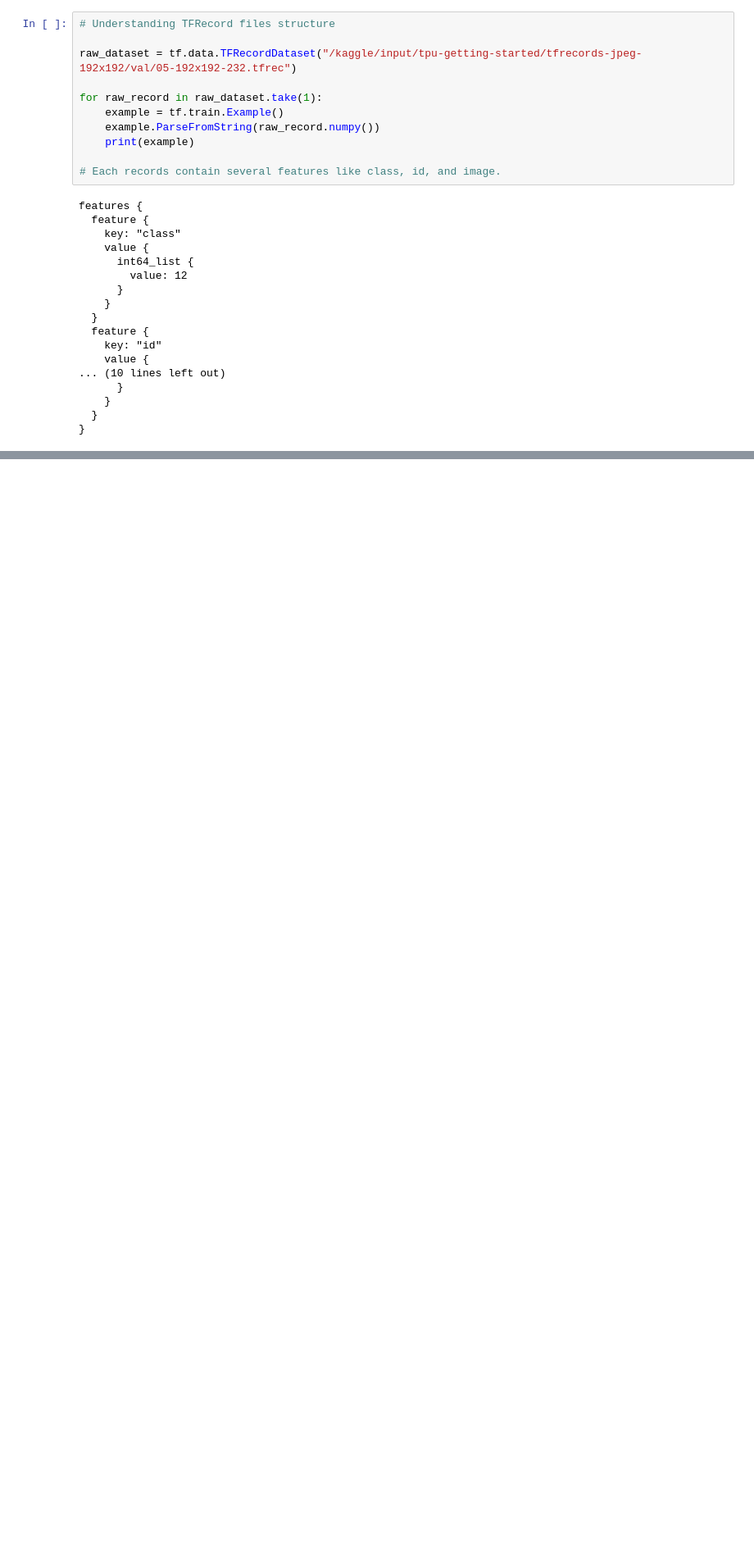
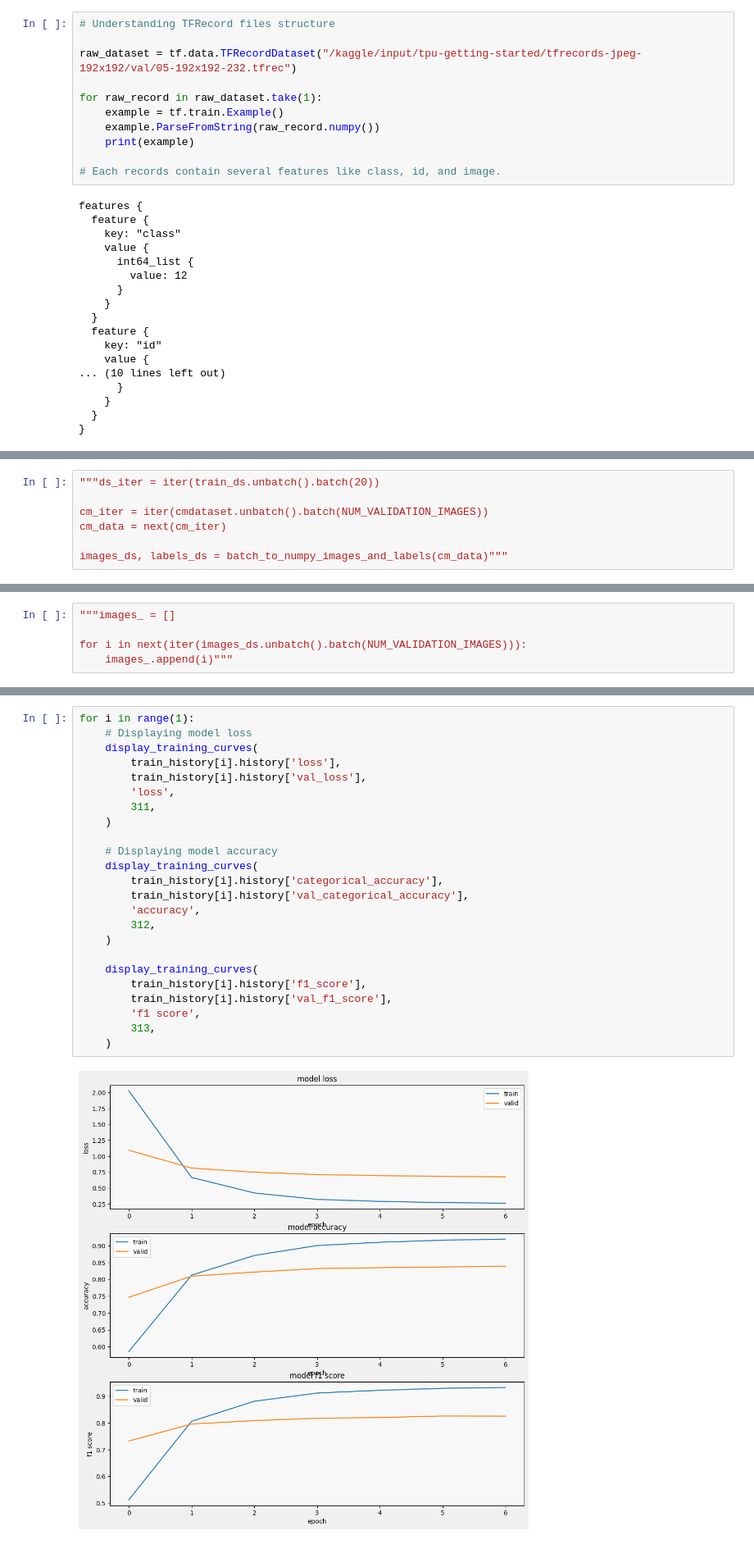
Before and after one commit to amrfad/petals-to-metal, a Jupyter notebook: flower-classification.ipynb, the cells around one changed output, grey strips where cells are left out. Shown at 82% size. Cells and saved outputs as stored; diff of their text form; blank space fills up the shorter version.

```diff
--- a/flower-classification.ipynb
+++ b/flower-classification.ipynb
@@ -228,0 +710,7 @@ plt.show()"""
+# %%
+"""ds_iter = iter(train_ds.unbatch().batch(20))
+
+cm_iter = iter(cmdataset.unbatch().batch(NUM_VALIDATION_IMAGES))
+cm_data = next(cm_iter)
+
+images_ds, labels_ds = batch_to_numpy_images_and_labels(cm_data)"""
@@ -228,0 +719,5 @@ plt.show()"""
+# %%
+"""images_ = []
+
+for i in next(iter(images_ds.unbatch().batch(NUM_VALIDATION_IMAGES))):
+    images_.append(i)"""
@@ -228,0 +742,26 @@ plt.show()"""
+# %%
+for i in range(1):
+    # Displaying model loss
+    display_training_curves(
+        train_history[i].history['loss'],
+        train_history[i].history['val_loss'],
+        'loss',
+        311,
+    )
+
+    # Displaying model accuracy
+    display_training_curves(
+        train_history[i].history['categorical_accuracy'],
+        train_history[i].history['val_categorical_accuracy'],
+        'accuracy',
+        312,
+    )
+
+    display_training_curves(
+        train_history[i].history['f1_score'],
+        train_history[i].history['val_f1_score'],
+        'f1 score',
+        313,
+    )
+# %% [output]
+[figure, added]
```
Also changed, not shown: parts of 68 cells of this notebook.
